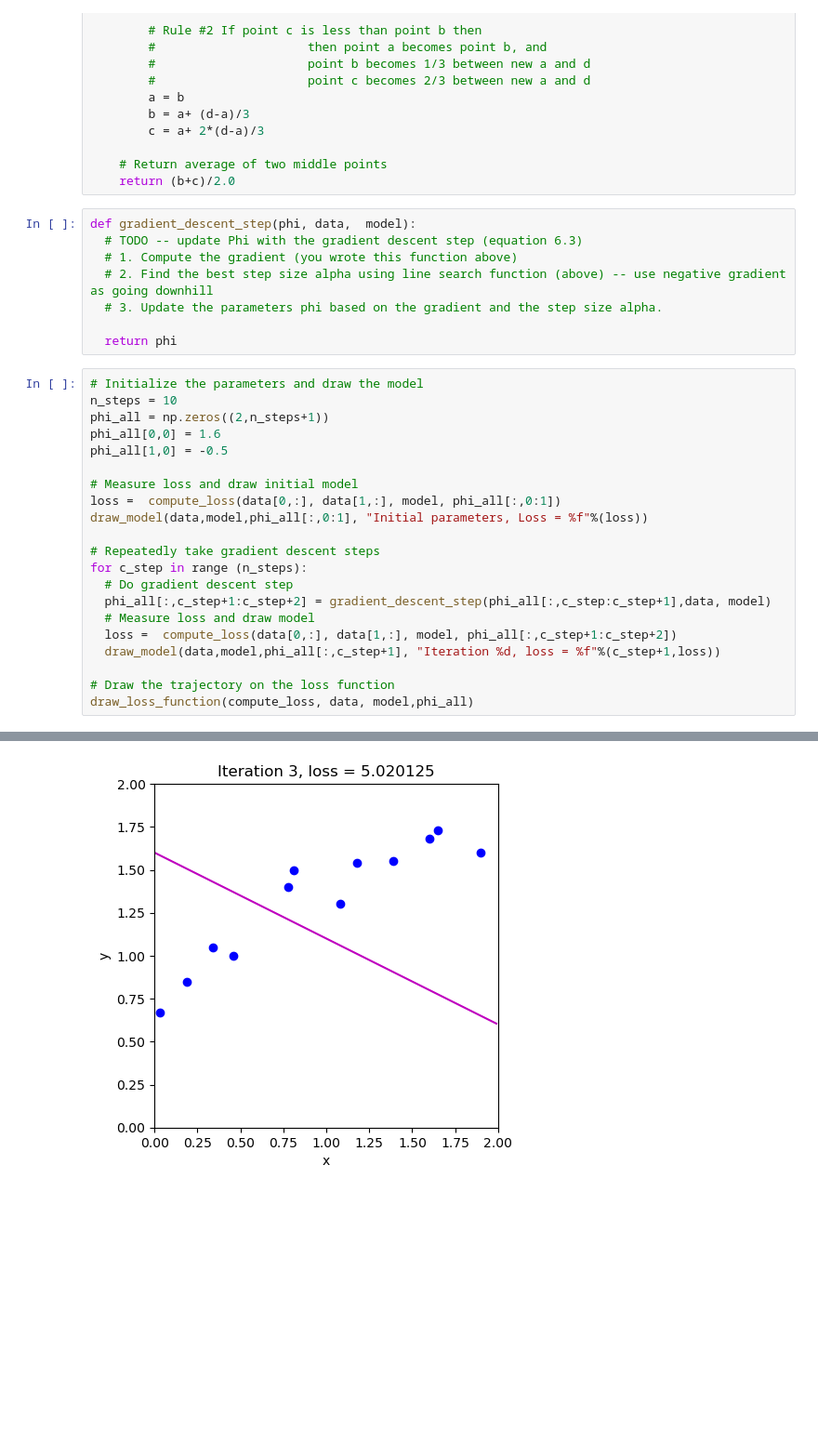
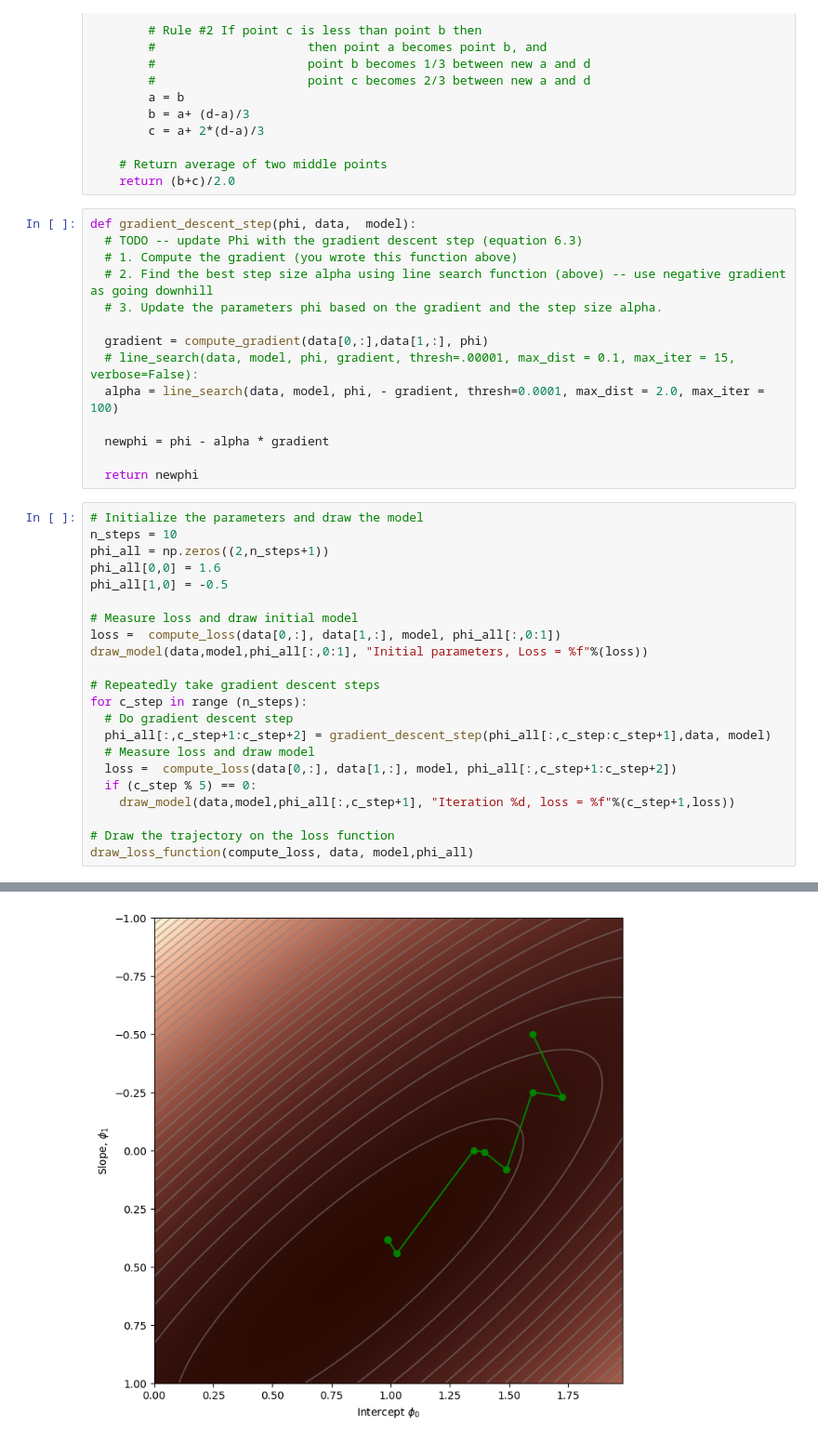
Before and after one commit to faisalmemon/udlbook, a Jupyter notebook: Notebooks/Chap06/6_2_Gradient_Descent.ipynb, the cells around one changed output, grey strips where cells are left out. Shown at 93% size. Saved outputs shown, nothing was run; the diff lists cells and outputs as text; blank space fills up the shorter version.

Commit message:
Implement gradient descent step

```diff
--- a/Notebooks/Chap06/6_2_Gradient_Descent.ipynb
+++ b/Notebooks/Chap06/6_2_Gradient_Descent.ipynb
@@ -205,7 +205,13 @@ def gradient_descent_step(phi, data,  model):
   # 2. Find the best step size alpha using line search function (above) -- use negative gradient as going downhill
   # 3. Update the parameters phi based on the gradient and the step size alpha.
 
-  return phi
+  gradient = compute_gradient(data[0,:],data[1,:], phi)
+  # line_search(data, model, phi, gradient, thresh=.00001, max_dist = 0.1, max_iter = 15, verbose=False):
+  alpha = line_search(data, model, phi, - gradient, thresh=0.0001, max_dist = 2.0, max_iter = 100)
+
+  newphi = phi - alpha * gradient
+
+  return newphi
 # %%
 # Initialize the parameters and draw the model
 n_steps = 10
@@ -223,7 +229,8 @@ for c_step in range (n_steps):
   phi_all[:,c_step+1:c_step+2] = gradient_descent_step(phi_all[:,c_step:c_step+1],data, model)
   # Measure loss and draw model
   loss =  compute_loss(data[0,:], data[1,:], model, phi_all[:,c_step+1:c_step+2])
-  draw_model(data,model,phi_all[:,c_step+1], "Iteration %d, loss = %f"%(c_step+1,loss))
+  if (c_step % 5) == 0:
+    draw_model(data,model,phi_all[:,c_step+1], "Iteration %d, loss = %f"%(c_step+1,loss))
 
 # Draw the trajectory on the loss function
 draw_loss_function(compute_loss, data, model,phi_all)
@@ -234 +241 @@ draw_loss_function(compute_loss, data, model,phi_all)
-[figure, old version]
+[figure, new version]
```
Also changed, not shown: parts of 1 cell of this notebook.
